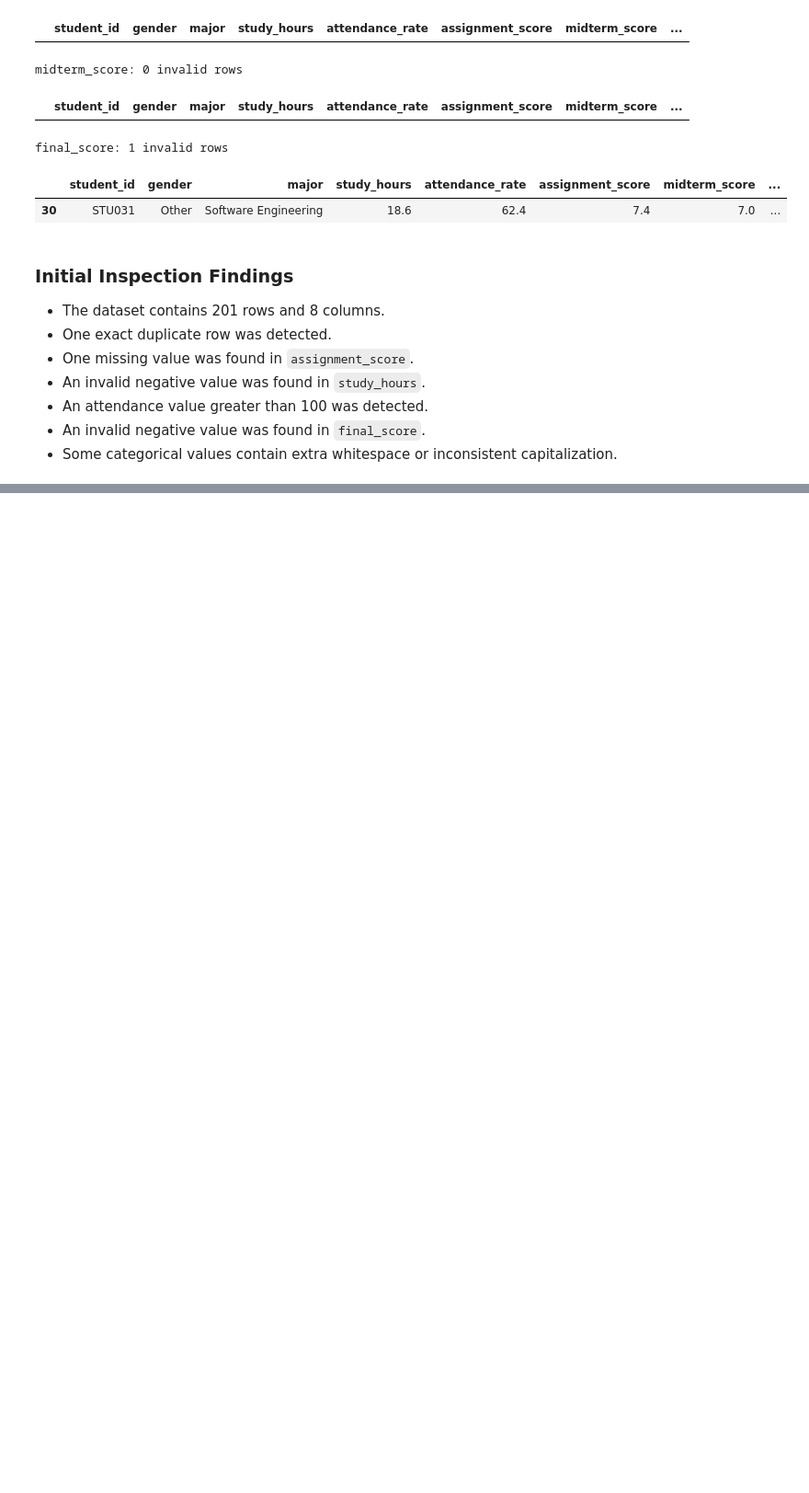
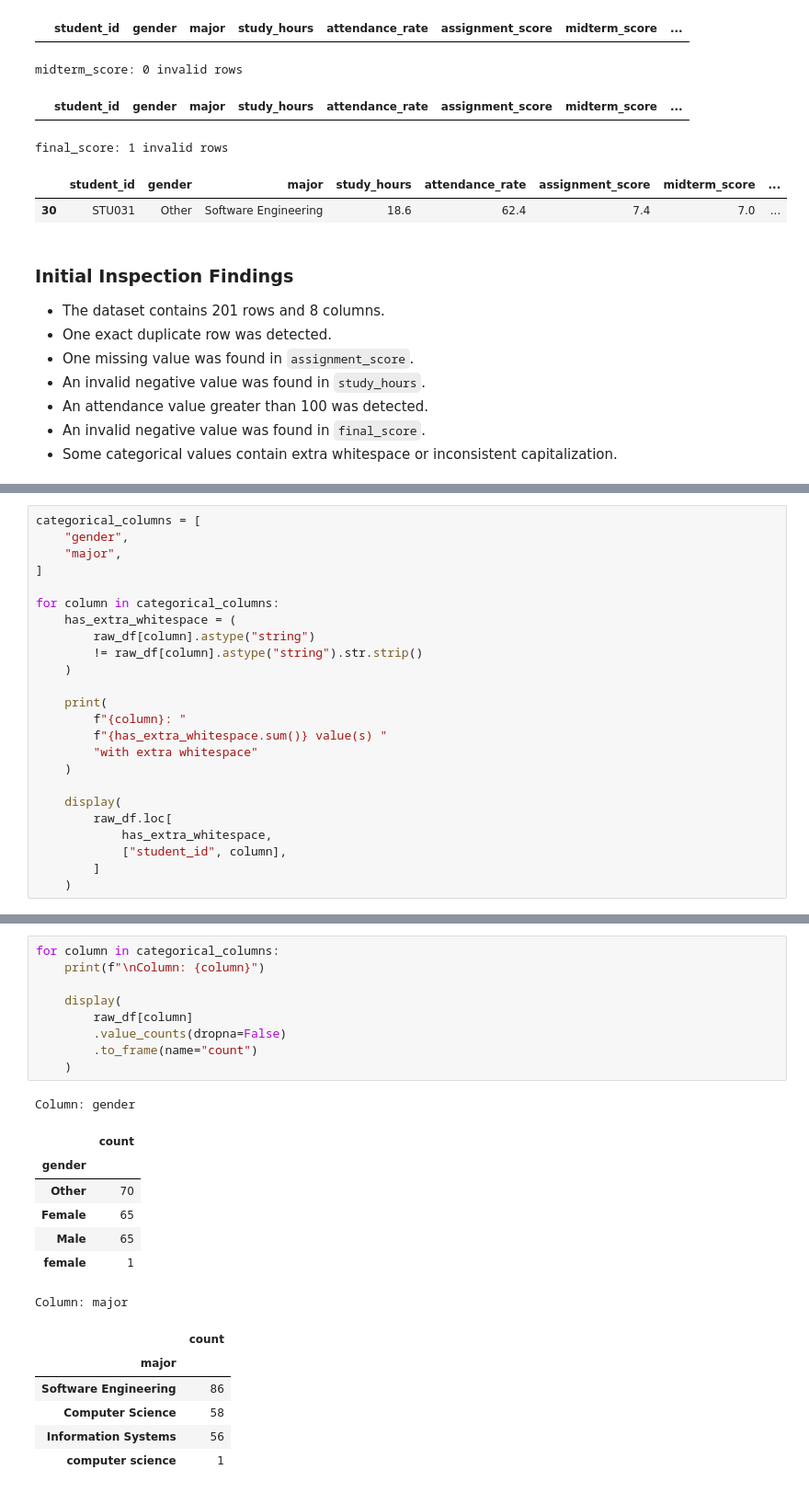
Before and after one commit to MinhDuyenTran/machine_learning, a Jupyter notebook: python-for-ml/mini_projects/student_performance/notebooks/student_performce_analysis.ipynb, the cells around one changed output, grey strips where cells are left out. Shown at 92% size. Saved outputs shown, nothing was run; the diff lists cells and outputs as text; blank space fills up the shorter version.

```diff
--- a/python-for-ml/mini_projects/student_performance/notebooks/student_performce_analysis.ipynb
+++ b/python-for-ml/mini_projects/student_performance/notebooks/student_performce_analysis.ipynb
@@ -343,0 +500,24 @@ final_score: 1 invalid rows
+# %%
+categorical_columns = [
+    "gender",
+    "major",
+]
+
+for column in categorical_columns:
+    has_extra_whitespace = (
+        raw_df[column].astype("string")
+        != raw_df[column].astype("string").str.strip()
+    )
+
+    print(
+        f"{column}: "
+        f"{has_extra_whitespace.sum()} value(s) "
+        "with extra whitespace"
+    )
+
+    display(
+        raw_df.loc[
+            has_extra_whitespace,
+            ["student_id", column],
+        ]
+    )
@@ -343,0 +531,24 @@ final_score: 1 invalid rows
+# %%
+for column in categorical_columns:
+    print(f"\nColumn: {column}")
+
+    display(
+        raw_df[column]
+        .value_counts(dropna=False)
+        .to_frame(name="count")
+    )
+# %% [output]
+Column: gender
+|  | count |
+| gender |  |
+| Other | 70 |
+| Female | 65 |
+| Male | 65 |
+| female | 1 |
+Column: major
+|  | count |
+| major |  |
+| Software Engineering | 86 |
+| Computer Science | 58 |
+| Information Systems | 56 |
+| computer science | 1 |
```
Also changed, not shown: parts of 17 cells of this notebook.
